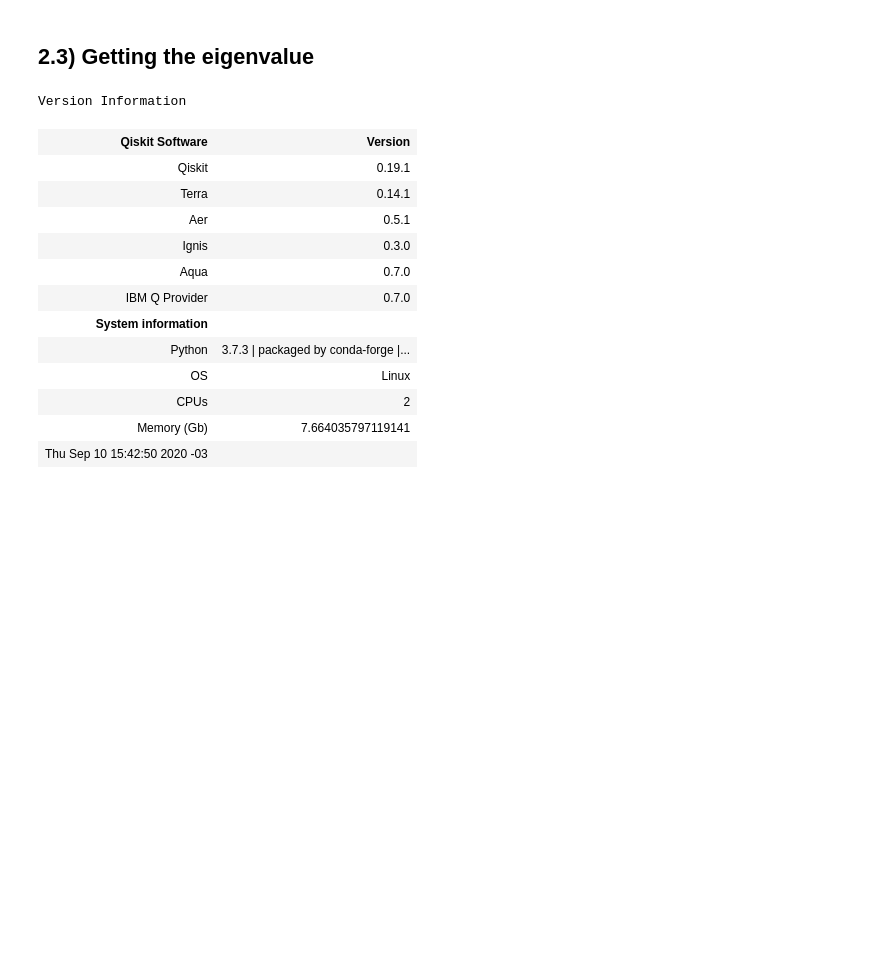
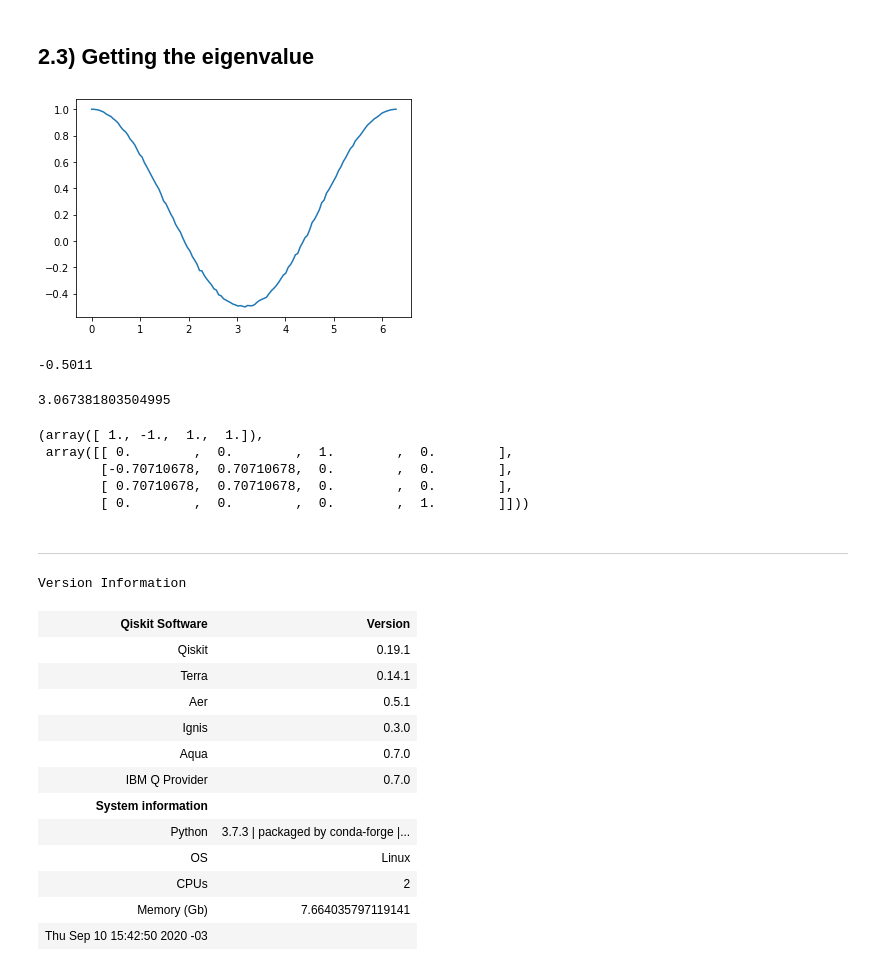
Before and after one commit to nahumsa/QOSF, a Jupyter notebook: Task 4.ipynb, the cells around one changed output. Drawn from its saved outputs; the diff is of its cells as text; code cells hidden in the pictures; blank space fills up the shorter version.

```diff
--- a/Task 4.ipynb
+++ b/Task 4.ipynb
@@ -219,16 +340,41 @@ meas_1: ════════════════════════
 # %%
 def get_energy(circuit, num_shots = 10000):
 
-    xx = measure_xx(circuit, num_shots = num_shots)
-    yy = measure_yy(circuit, num_shots = num_shots)
-    zz = measure_zz(circuit, num_shots = num_shots)
+    theta, xx = measure_xx(circuit, num_shots = num_shots)
+    _, yy = measure_yy(circuit, num_shots = num_shots)
+    _, zz = measure_zz(circuit, num_shots = num_shots)
+    xx, yy, zz = np.array(xx), np.array(yy), np.array(zz)
 
-    energy = 0.5*1  - \
-             0.5*xx - \
-             0.5*yy  + \
-             0.5*zz
+    energy = 0.5*1 \
+             - 0.5*xx \
+             - 0.5*yy \
+             + 0.5*zz
 
-    return energy
+    return theta, energy
+# %%
+thetas, energy = get_energy(qc)
+plt.plot(thetas, energy)
+plt.show()
+# %% [output]
+[figure, added]
+# %%
+np.round(np.min(energy),4)
+# %% [output]
+-0.5011
+# %%
+thetas[np.argmin(energy)]
+# %% [output]
+3.067381803504995
+# %%
+np.linalg.eig(A)
+# %% [output]
+(array([ 1., -1.,  1.,  1.]),
+ array([[ 0.        ,  0.        ,  1.        ,  0.        ],
+        [-0.70710678,  0.70710678,  0.        ,  0.        ],
+        [ 0.70710678,  0.70710678,  0.        ,  0.        ],
+        [ 0.        ,  0.        ,  0.        ,  1.        ]]))
+# %% [markdown]
+--------------------------------------------------------------------
 # %%
 from qiskit.tools.jupyter import *
 %qiskit_version_table
```
Also changed, not shown: parts of 10 cells of this notebook.
